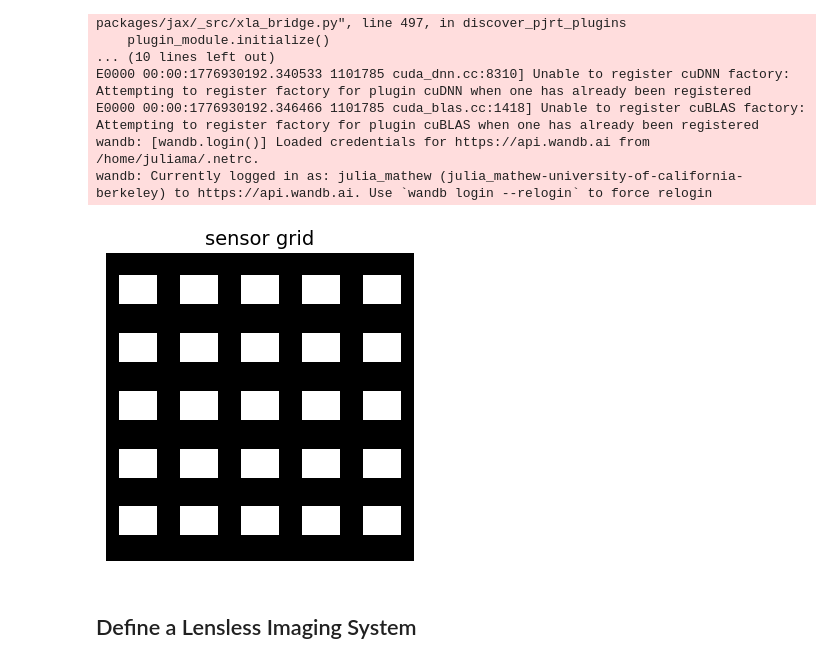
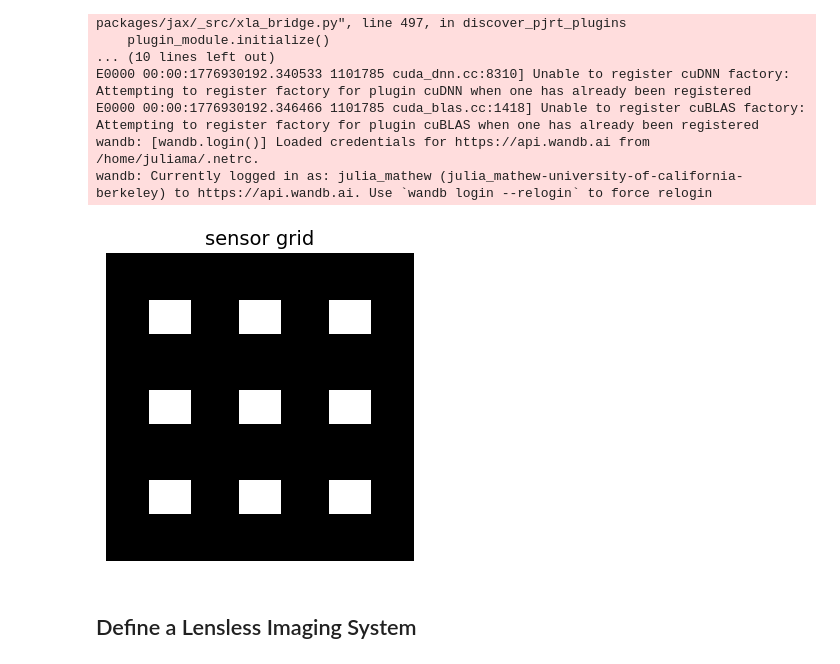
Before and after one commit to Drizlly/EncodingInformation, a Jupyter notebook: ideal/imaging_systems/lensless_imager/2025_02_20_ideal_example_lenslets_CLEAN.ipynb, the cells around one changed output. Cells and saved outputs as stored; diff of their text form; code cells hidden in the pictures.

Commit message:
original ideal runs with sensor array, loss curve looks slightly better

```diff
--- a/ideal/imaging_systems/lensless_imager/2025_02_20_ideal_example_lenslets_CLEAN.ipynb
+++ b/ideal/imaging_systems/lensless_imager/2025_02_20_ideal_example_lenslets_CLEAN.ipynb
@@ -66,39 +66,44 @@ E0000 00:00:1776930192.346466 1101785 cuda_blas.cc:1418] Unable to register cuBL
 wandb: [wandb.login()] Loaded credentials for https://api.wandb.ai from /home/juliama/.netrc.
 wandb: Currently logged in as: julia_mathew (julia_mathew-university-of-california-berkeley) to https://api.wandb.ai. Use `wandb login --relogin` to force relogin
 # %%
-H, W = 96, 96
-rows, cols = 5, 5            # number of sensors vertically and horizontally
-sensor_h, sensor_w = 9, 12    # each sensor block size
-spacing_y, spacing_x = 9, 7  # more vertical spacing between rows
+H, W = 65, 65
+# rows, cols = 5, 5            # number of sensors vertically and horizontally
+# sensor_h, sensor_w = 7, 9    # each sensor block size
+# spacing_y, spacing_x = 6, 4  # more vertical spacing between rows
+
+rows, cols = 3, 3            # number of sensors vertically and horizontally
+sensor_h, sensor_w = 7, 9    # each sensor block size
+spacing_y, spacing_x = 12, 10 # more vertical spacing between rows
 
 # Compute total pattern size
 pattern_h = rows * sensor_h + (rows - 1) * spacing_y
 pattern_w = cols * sensor_w + (cols - 1) * spacing_x
 
 # Center the pattern in the full image
 y_start = (H - pattern_h) // 2
 x_start = (W - pattern_w) // 2
 
 # Initialize mask
 sensor_mask = np.zeros((H, W), dtype=np.float32)
 
 # Fill rectangular sensor regions
 for r in range(rows):
     for c in range(cols):
         y0 = y_start + r * (sensor_h + spacing_y)
         y1 = y0 + sensor_h
         x0 = x_start + c * (sensor_w + spacing_x)
         x1 = x0 + sensor_w
         sensor_mask[y0:y1, x0:x1] = 1.0  # active region
 
+sensor_array = jnp.array(sensor_mask)
 # Visualize
 plt.figure(figsize=(4,4))
 plt.imshow(sensor_mask, cmap='gray', vmin=0, vmax=1)
 plt.title("sensor grid")
 plt.axis('off')
 plt.show()
 # %% [output]
-[figure, old version]
+[figure, new version]
 # %% [markdown]
 ## Define a Lensless Imaging System
 # %%
```
Also changed, not shown: parts of 4 cells of this notebook, 9 other files.
